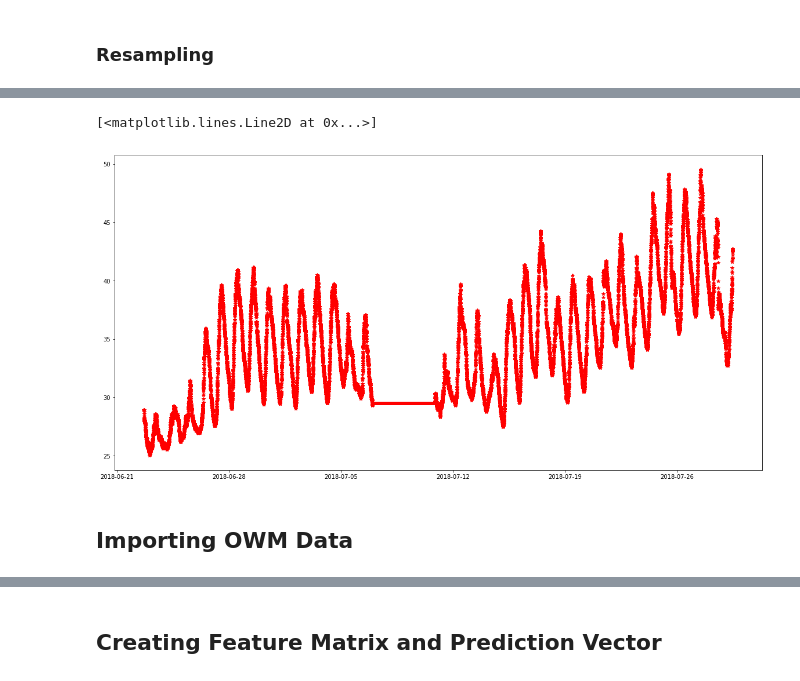
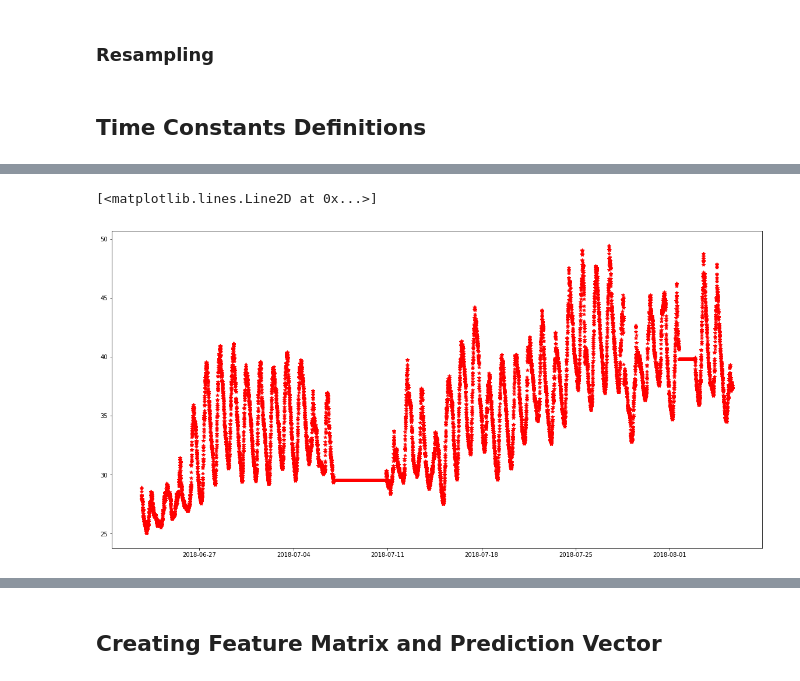
Before and after one commit to falklindner/weather, a Jupyter notebook: Predictor.ipynb, the cells around one changed output, grey strips where cells are left out. Drawn from its saved outputs; the diff is of its cells as text; code cells hidden in the pictures.

Commit message:
Pred time anpassung
Correlation checked, prediction time rise

```diff
--- a/Predictor.ipynb
+++ b/Predictor.ipynb
@@ -66,7 +39,16 @@ time
 # %% [markdown]
 ### Resampling
+# %% [markdown]
+## Time Constants Definitions
+# %%
+# predicting the next 120 minutes
+prediction_steps = 72
+history_steps = 24
+window_length = '5min'
 # %%
-dataframe_rpi_resampled = dataframe_rpi.resample('2min').bfill()
+dataframe_rpi_resampled = dataframe_rpi.resample(window_length).bfill()
+
+
 
 print(dataframe_rpi_resampled.shape)
 print(dataframe_rpi_resampled.isnull().sum())
@@ -89,4 +71,2 @@ time
 [<matplotlib.lines.Line2D at 0x...>]
-[figure, old version]
+[figure, new version]
-# %% [markdown]
-## Importing OWM Data
```
Also changed, not shown: parts of 58 cells of this notebook.
